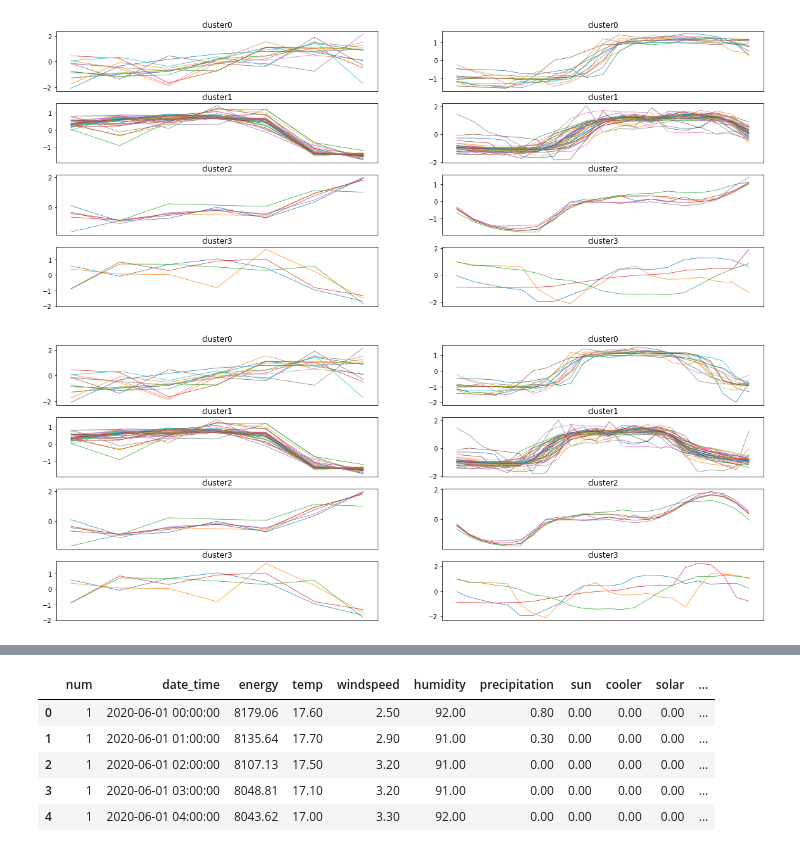
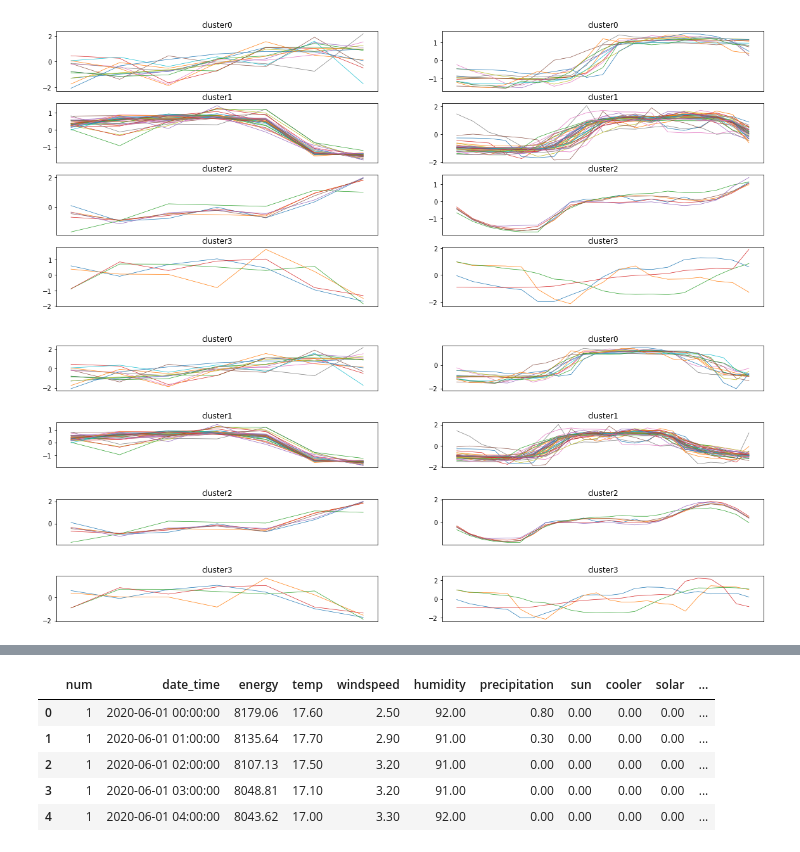
Before and after one commit to yeon42/Datathon, a Jupyter notebook: 정연/Clustering2.ipynb, the cells around one changed output, grey strips where cells are left out. Saved outputs shown, nothing was run; the diff lists cells and outputs as text; code cells hidden in the pictures.

```diff
--- a/정연/Clustering2.ipynb
+++ b/정연/Clustering2.ipynb
@@ -440,21 +451,28 @@ for c in range(n_cls):
 # %%
 # hour24까지 시각화한 그래프
 n_cls = df_clust["kmeans_cls"].nunique()
 
 fig = plt.figure(figsize=(20, 8))
+# fig = plt.figure(figsize=(50, 20)) # 눈금 보고싶다면 크기 키우기
 for c in range(n_cls):
     temp = df_clust[df_clust["kmeans_cls"] == c]
 
+    # day
     plt.subplot(n_cls, 2, 2*c+1)
+    plt.subplots_adjust(hspace=0.7)
     for i in range(len(temp)):
-        plt.plot(temp.iloc[i, 1:8], linewidth=0.7, )
+        plt.plot(temp.iloc[i, 1:8], linewidth=0.7)
         plt.title(f'cluster{c}')
         plt.xticks([])
+#         plt.xticks() # 눈금 보고싶다면
 
+    # hour
     plt.subplot(n_cls, 2, 2*c+2)
+    plt.subplots_adjust(hspace=0.7)
     for i in range(len(temp)):
         plt.plot(temp.iloc[i, 8:-1], linewidth=0.7)
         plt.title(f'cluster{c}')
         plt.xticks([])
+#         plt.xticks() # 눈금 보고싶다면
 # %% [output]
-[figure, old version]
+[figure, new version]
```
Also changed, not shown: parts of 28 cells of this notebook.
